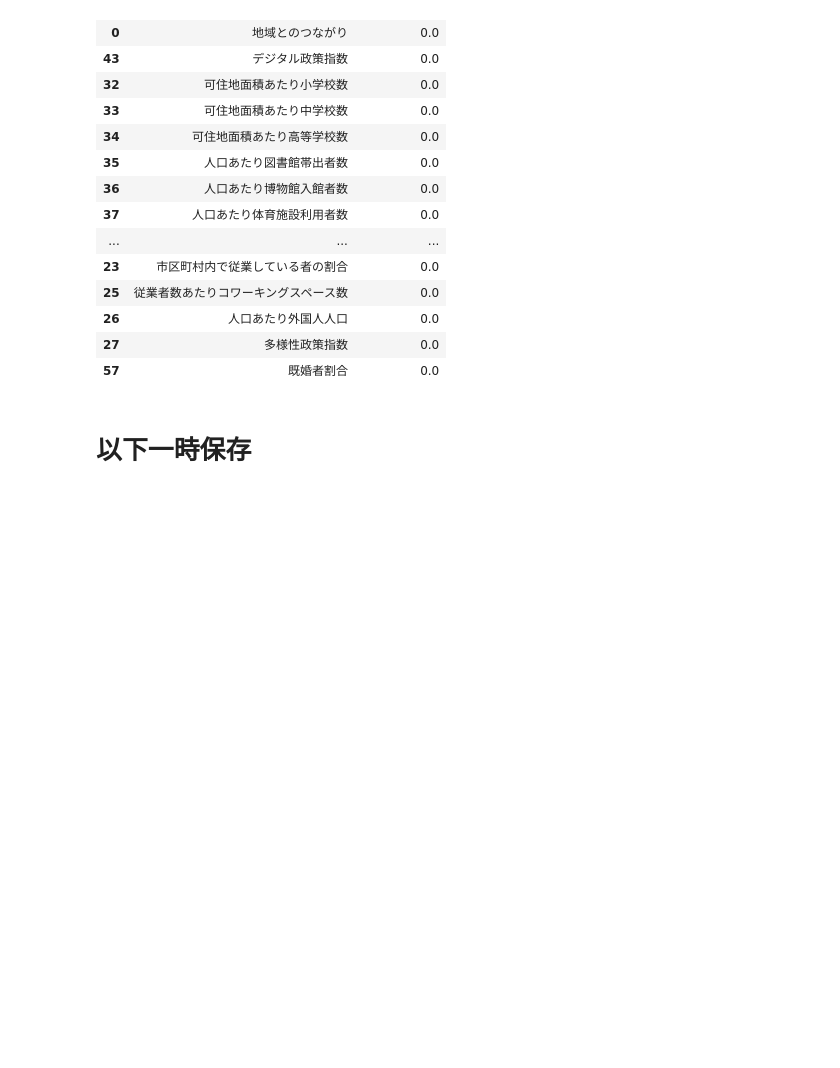
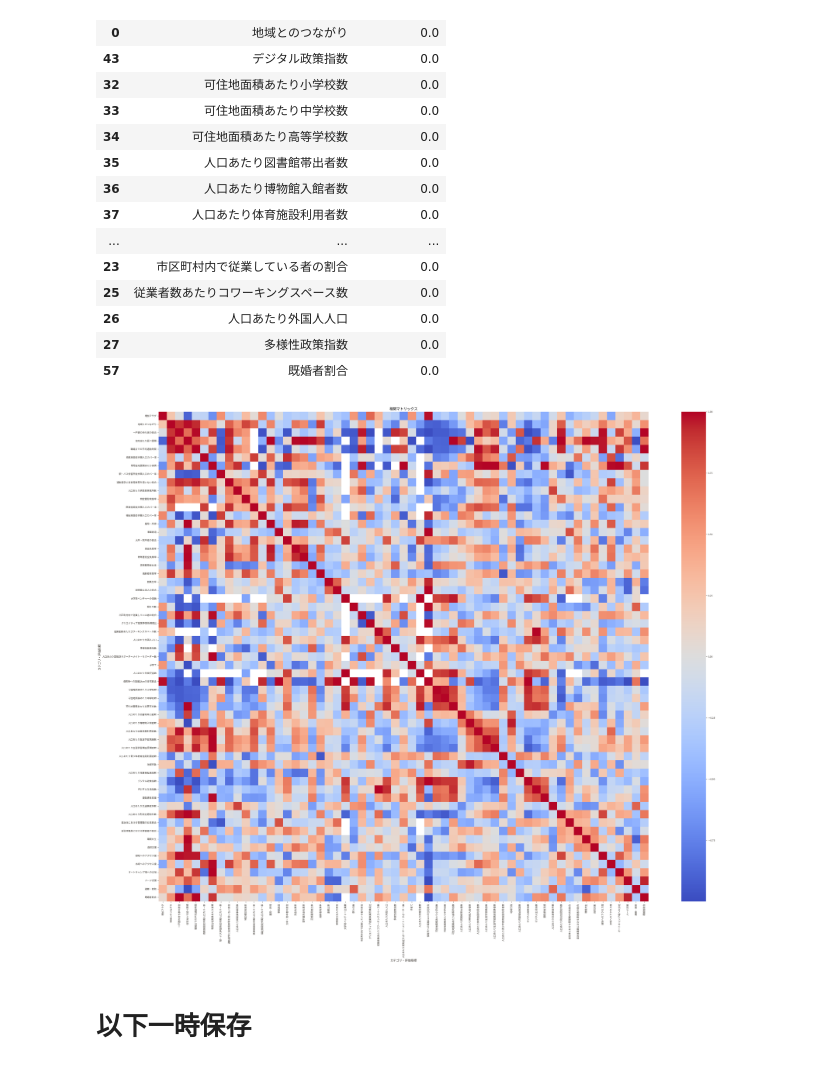
Before and after one commit to GuitarBuilderClass/census-of-people, a Jupyter notebook: notebooks/well_being_analysis.ipynb, the cells around one changed output. Drawn from its saved outputs; the diff is of its cells as text; code cells hidden in the pictures; blank space fills up the shorter version.

```diff
--- a/notebooks/well_being_analysis.ipynb
+++ b/notebooks/well_being_analysis.ipynb
@@ -366,6 +366,17 @@ feature_importance
 | 26 | 人口あたり外国人人口 | 0.0 |
 | 27 | 多様性政策指数 | 0.0 |
 | 57 | 既婚者割合 | 0.0 |
+# %%
+orr = corr.infer_objects(copy=False)
+corr_matrix = df_analysis.corr()
+
+plt.figure(figsize=(40, 30))
+sns.heatmap(corr_matrix, annot=False, fmt=".2f", cmap="coolwarm", cbar=True, square=True)
+plt.title("相関マトリックス")
+plt.savefig("../doc/pics/CorrelationMatrix2.png")
+plt.show()
+# %% [output]
+[figure, added]
 # %% [markdown]
 # 以下一時保存
 # %% [markdown]
```
Also changed, not shown: 1 other file.
